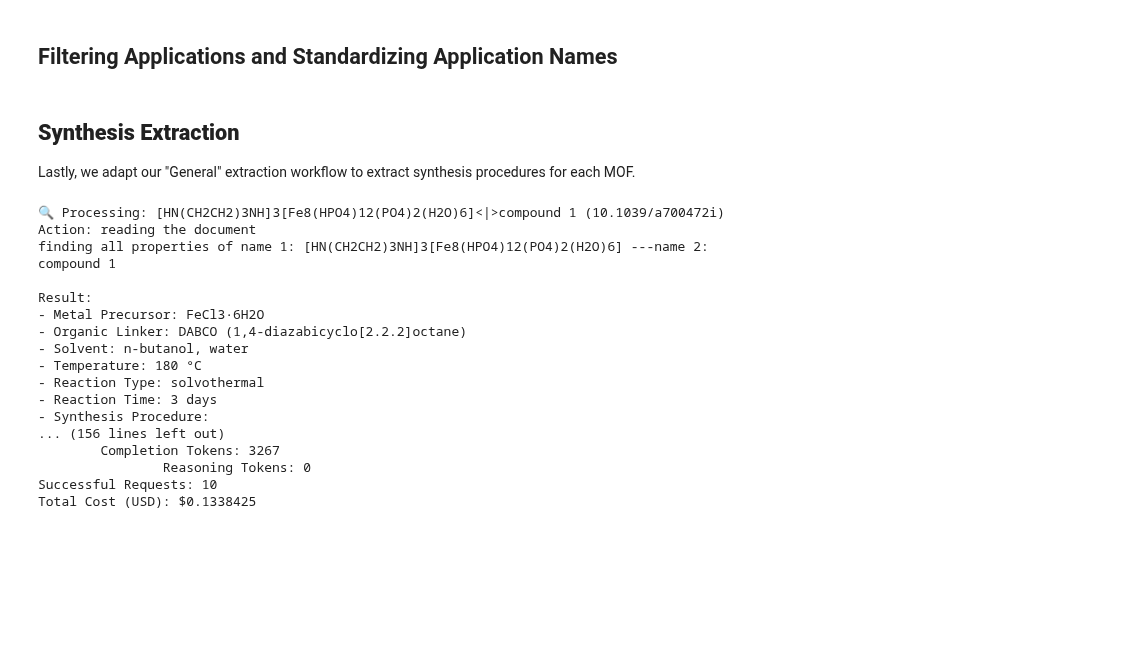
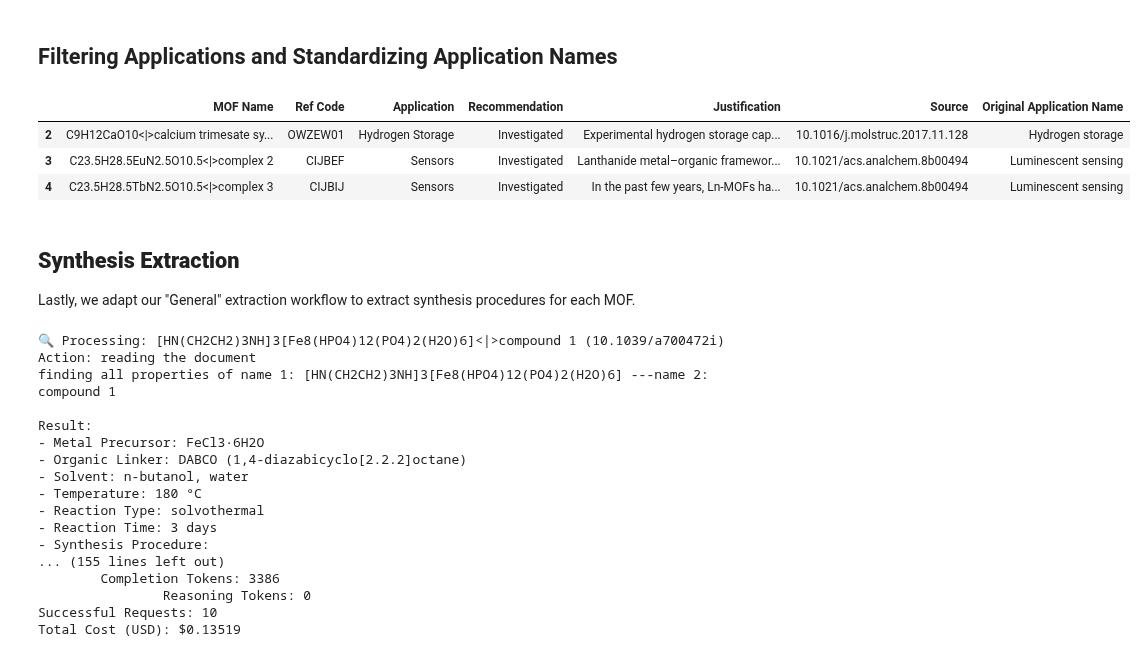
Before and after one commit to AI4ChemS/MOF_ChemUnity, a Jupyter notebook: src/ChemUnity_Extraction.ipynb, the cells around one changed output. Saved outputs shown, nothing was run; the diff lists cells and outputs as text; code cells hidden in the pictures; blank space fills up the shorter version.

```diff
--- a/src/ChemUnity_Extraction.ipynb
+++ b/src/ChemUnity_Extraction.ipynb
@@ -275 +280,8 @@ filtered_applications.head()
+# %%
+filtered_applications[(filtered_applications["Application"] != "Remove") & (filtered_applications["Application"]!="none")].head()
+# %% [output]
+|  | MOF Name | Ref Code | Application | Recommendation | Justification | Source | Original Application Name |
+| 2 | C9H12CaO10<|>calcium trimesate sy... | OWZEW01 | Hydrogen Storage | Investigated | Experimental hydrogen storage cap... | 10.1016/j.molstruc.2017.11.128 | Hydrogen storage |
+| 3 | C23.5H28.5EuN2.5O10.5<|>complex 2 | CIJBEF | Sensors | Investigated | Lanthanide metal–organic framewor... | 10.1021/acs.analchem.8b00494 | Luminescent sensing |
+| 4 | C23.5H28.5TbN2.5O10.5<|>complex 3 | CIJBIJ | Sensors | Investigated | In the past few years, Ln-MOFs ha... | 10.1021/acs.analchem.8b00494 | Luminescent sensing |
 # %%
@@ -318,7 +330,6 @@ with get_openai_callback() as cb:
                     file_name,
                     SYNTHESIS_EXTRACTION,
                     CoV=False,
-                    filtered=False,
                     gen_extraction_structure=Synthesis,
                     vector_store=vector_store_path
                 )
@@ -363,8 +374,8 @@ Result:
 - Reaction Type: solvothermal
 - Reaction Time: 3 days
 - Synthesis Procedure:
-... (156 lines left out)
-        Completion Tokens: 3267
+... (155 lines left out)
+        Completion Tokens: 3386
                 Reasoning Tokens: 0
 Successful Requests: 10
-Total Cost (USD): $0.1338425
+Total Cost (USD): $0.13519
```
Also changed, not shown: parts of 13 cells of this notebook, 8 other files.
